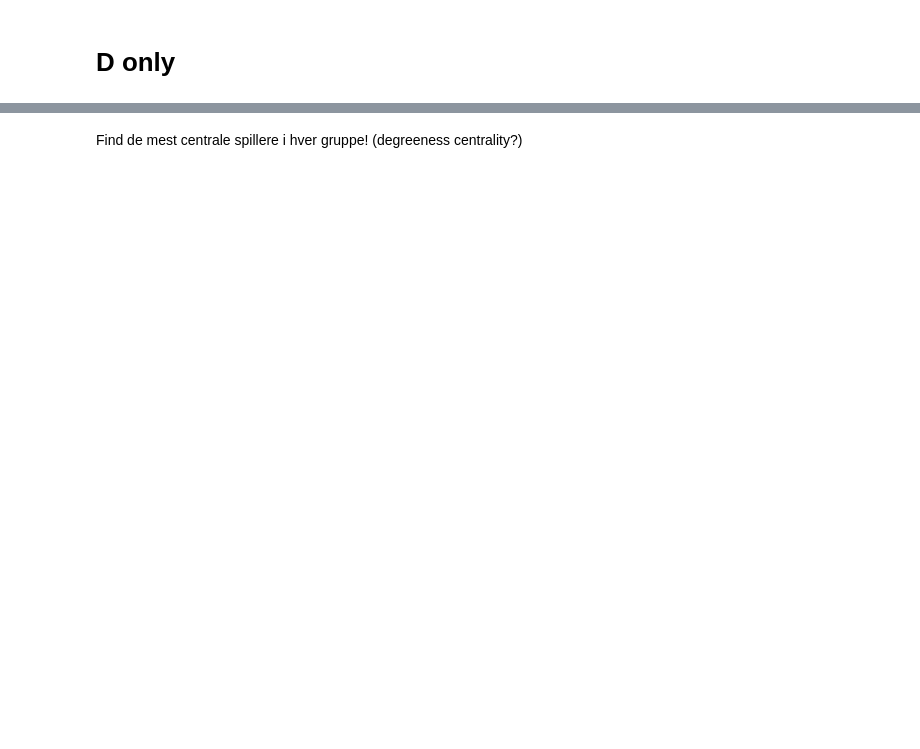
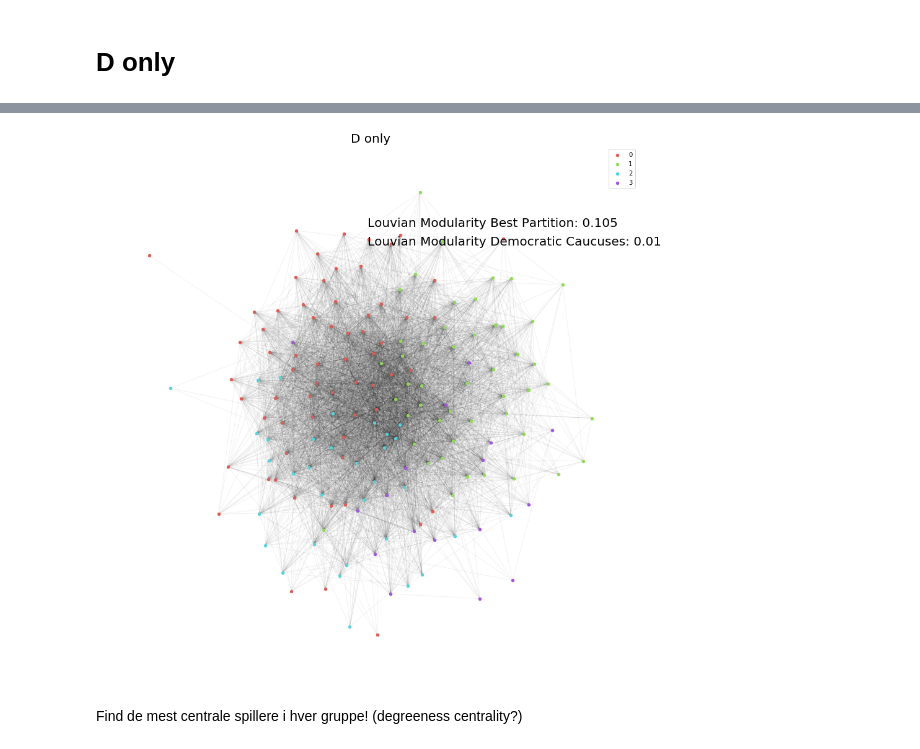
Before and after one commit to philippschmalen/Project_tsds, a Jupyter notebook: Simon/network_all_data.ipynb, the cells around one changed output, grey strips where cells are left out. Cells and saved outputs as stored; diff of their text form; code cells hidden in the pictures; blank space fills up the shorter version.

```diff
--- a/Simon/network_all_data.ipynb
+++ b/Simon/network_all_data.ipynb
@@ -848,32 +908,36 @@ plt.show()
 # %%
 plt.axes([2,3,2,3])
 
 communities = community.best_partition(GD)
 modularity_best_pat = community.modularity(communities, GD)
 
 n_communities = len(set(list(communities.values())))
 my_colors = sns.color_palette("hls", n_communities)
 count = 0
 
 pos=graphviz_layout(GD)
 
 for com in set(communities.values()):
         list_nodes = [nodes for nodes in communities.keys() if communities[nodes] == com]
 
         nx.draw_networkx_nodes(GD, pos, list_nodes, node_size = 20, node_color = my_colors[count], label = str(com))
 
         count += 1
 
-plt.text(-10, 100, "Louvian Modularity Best Partition: " + str(round(modularity_best_pat,3)), fontsize = 14)
+plt.text(-10, 100, "Louvian Modularity Best Partition: " + str(round(modularity_best_pat,3)), fontsize = 20)
+plt.text(-10, 90, "Louvian Modularity Democratic Caucuses: " + str(round(modularity_D_caucus,3)), fontsize = 20)
+
 
 nx.draw_networkx_edges(GD,pos, alpha=0.05)
 
 plt.title("D only", fontsize = 20)
 plt.legend()
 plt.xticks(())
 plt.yticks(())
 sns.despine(left=True,bottom=True)
 plt.show()
+# %% [output]
+[figure, added]
 # %% [markdown]
 Find de mest centrale spillere i hver gruppe! (degreeness centrality?)
 # %%
```
Also changed, not shown: parts of 32 cells of this notebook.
